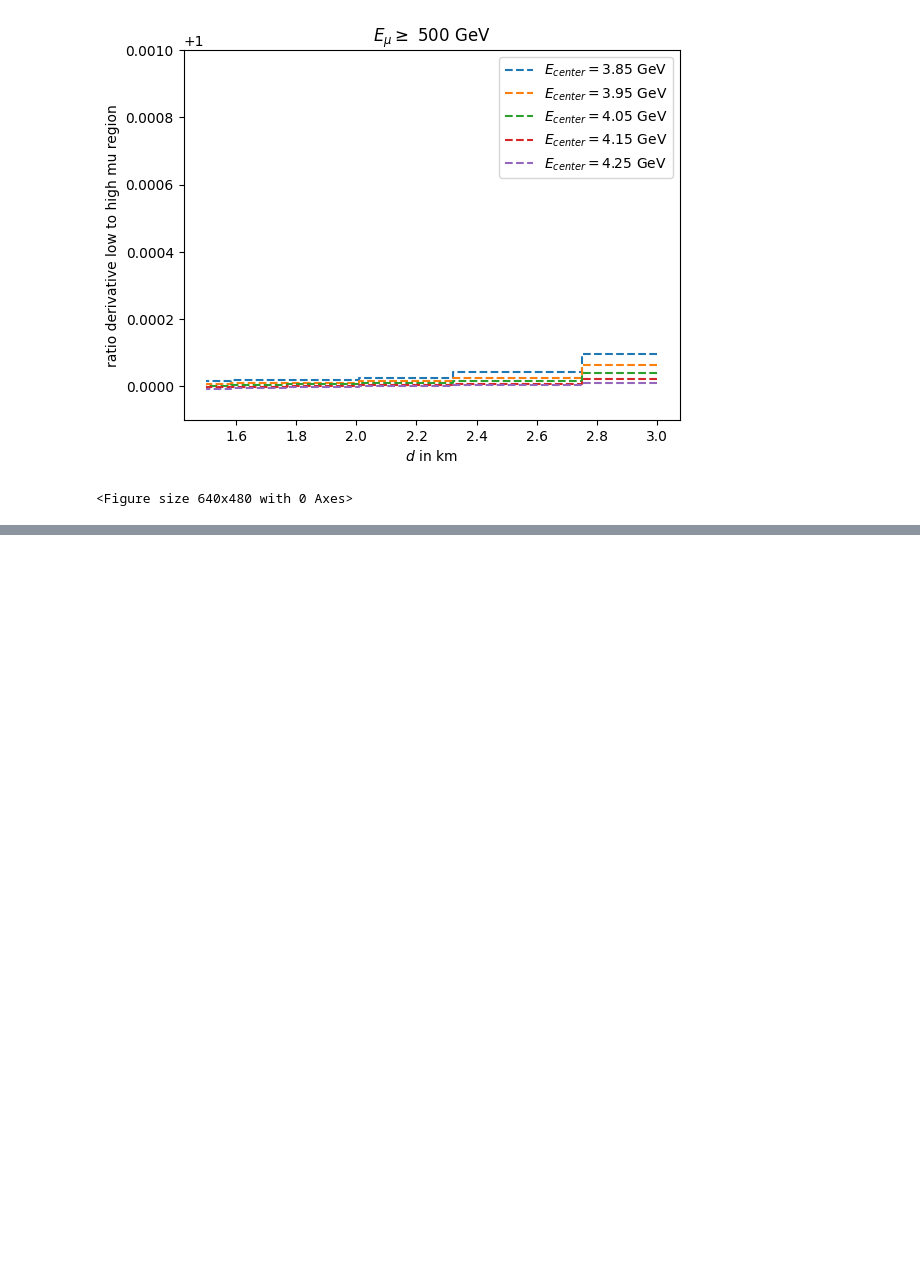
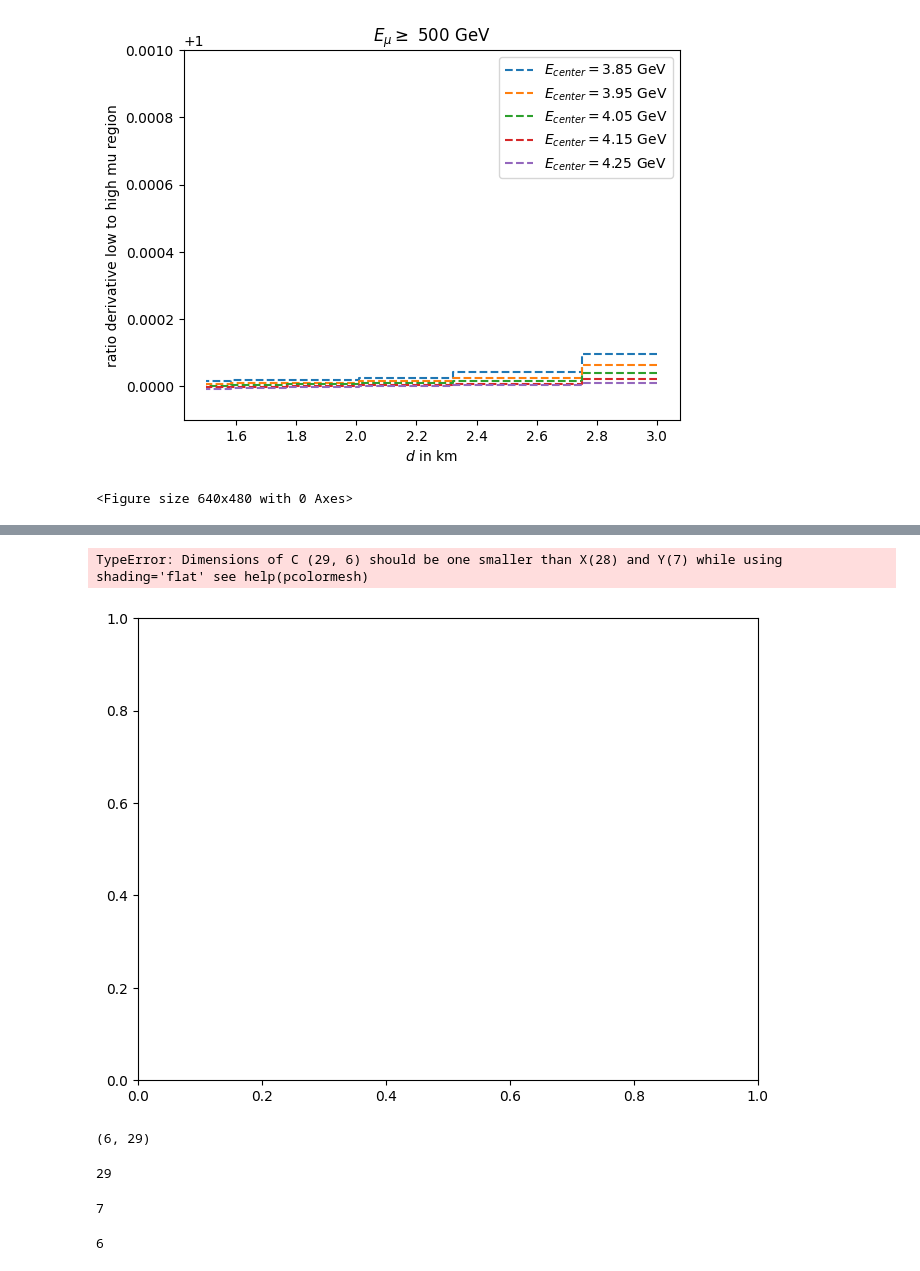
Before and after one commit to karohymon/cs-analysis, a Jupyter notebook: IceCube_diffuse_underground_bundles/slope_param_thresholdintegration.ipynb, the cells around one changed output, grey strips where cells are left out. Cells and saved outputs as stored; diff of their text form; code cells hidden in the pictures; blank space fills up the shorter version.

```diff
--- a/IceCube_diffuse_underground_bundles/slope_param_thresholdintegration.ipynb
+++ b/IceCube_diffuse_underground_bundles/slope_param_thresholdintegration.ipynb
@@ -317,0 +369,53 @@ plt.show()
+# %%
+# 2D plot - adapt
+
+from matplotlib.colors import LogNorm
+z = np.abs(dP_dsig_500)
+z_min = np.min(z)
+z_max = np.max(z)
+
+
+# Calculate the first and last bin edges slant depth
+depth_edges = np.zeros(len(sl) + 1)
+depth_edges[0] = sl[0] - (sl[1] - sl[0]) / 2
+depth_edges[-1] = sl[-1] + (sl[-1] - sl[-2]) / 2
+
+# Calculate edges for the interior bins
+for i in range(1, len(sl)):
+    depth_edges[i] = (sl[i-1] + sl[i]) / 2
+
+plt.figure(figsize=(8, 6))
+plt.pcolormesh(e0_values[:-1],  np.cos(np.deg2rad(depth_edges)), z.T, cmap='plasma_r',
+               norm=LogNorm(vmin=z_min, vmax=z_max), shading='auto')
+
+# Add color bar with logarithmic scale and set the min/max values
+cbar = plt.colorbar(label="abs(dP/dsig) in mb$^{-1}$", norm=LogNorm(vmin=z_min, vmax=z_max))
+
+# Set labels
+plt.xlabel('Energy pion / GeV ')
+plt.ylabel('cos($\Theta$)')
+plt.title('threshold 500 GeV')
+
+
+# Display the plot
+plt.savefig(plot_dir + 'slope_param_2D_dPdsig_d_energy_ebintest.png')
+plt.show()
+# %% [output]
+TypeError: Dimensions of C (29, 6) should be one smaller than X(28) and Y(7) while using shading='flat' see help(pcolormesh)
+[figure, added]
+# %%
+z.shape
+# %% [output]
+(6, 29)
+# %%
+len(e0_values)
+# %% [output]
+29
+# %%
+len(depth_edges)
+# %% [output]
+7
+# %%
+len(sl)
+# %% [output]
+6
```
Also changed, not shown: parts of 4 cells of this notebook.
